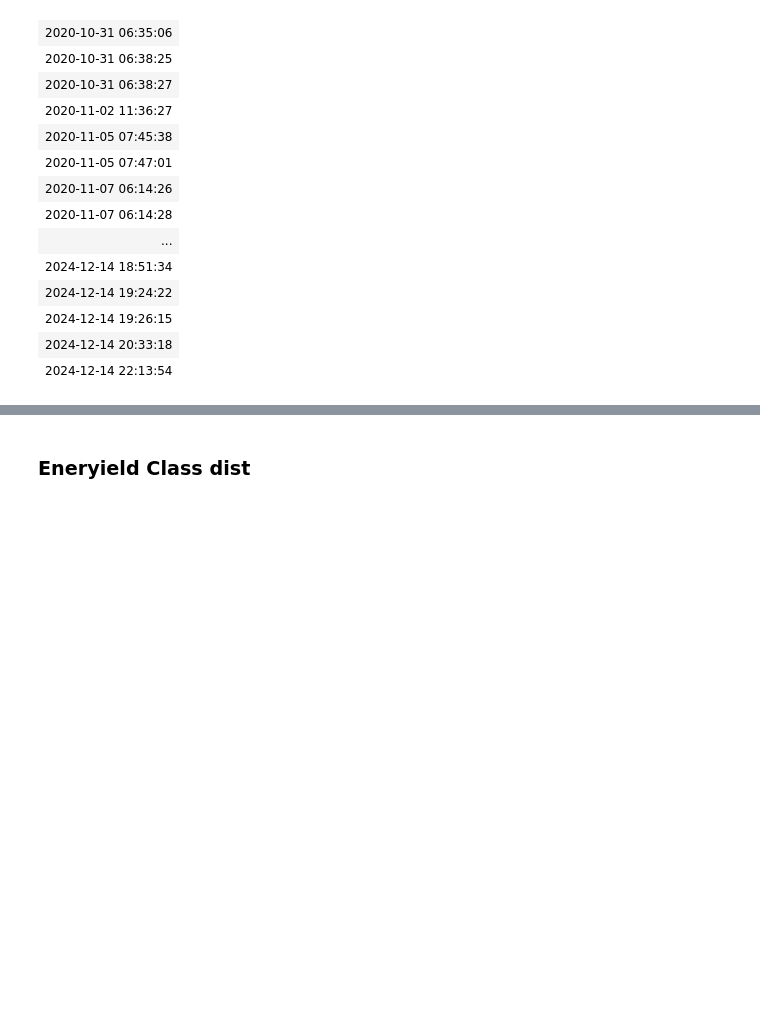
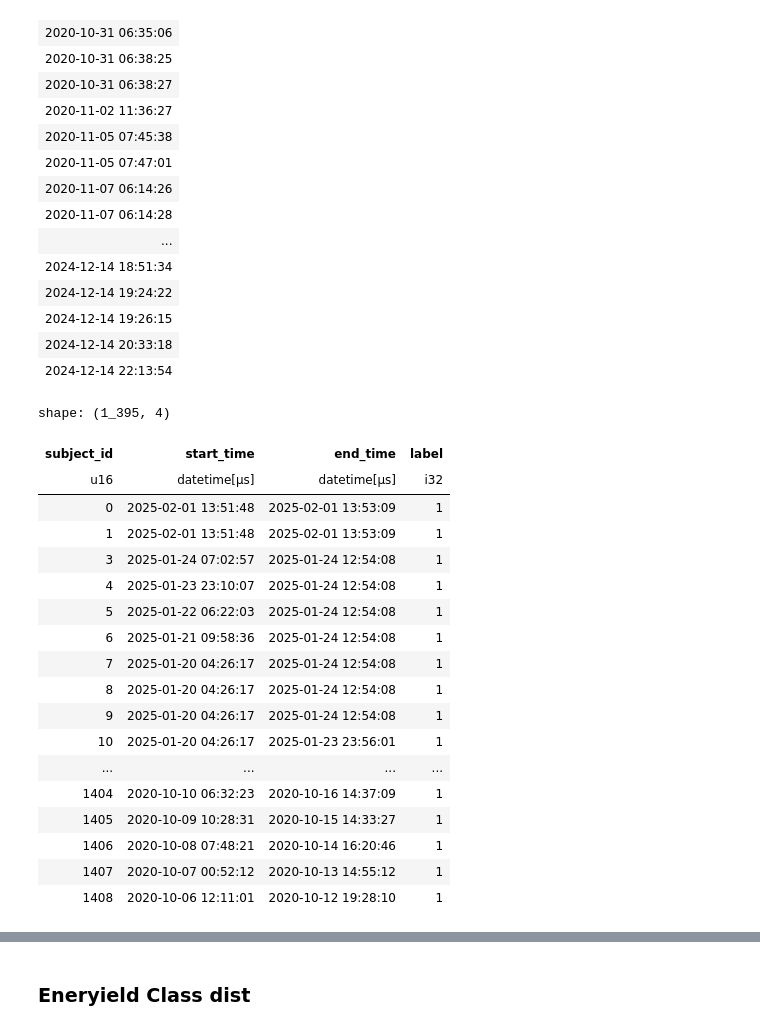
Before and after one commit to filipols/Master-thesis, a Jupyter notebook: notebooks/build_task_df.ipynb, the cells around one changed output, grey strips where cells are left out. Cells and saved outputs as stored; diff of their text form; code cells hidden in the pictures; blank space fills up the shorter version.

```diff
--- a/notebooks/build_task_df.ipynb
+++ b/notebooks/build_task_df.ipynb
@@ -750,3 +716,27 @@ shape: (109,)
+# %%
+interruption_in_seq_df = pl.read_parquet('/home/filip-marcus/ESGPT_new/EventStreamGPT/data/processed/eneryield_event_type/task_dfs/task_df_eneryield_interruption_cls.parquet')
+tti_df2 = interruption_in_seq_df.with_columns(pl.lit(1).alias("label"))
+tti_df2
+# %% [output]
+shape: (1_395, 4)
+| subject_id | start_time | end_time | label |
+| u16 | datetime[μs] | datetime[μs] | i32 |
+| 0 | 2025-02-01 13:51:48 | 2025-02-01 13:53:09 | 1 |
+| 1 | 2025-02-01 13:51:48 | 2025-02-01 13:53:09 | 1 |
+| 3 | 2025-01-24 07:02:57 | 2025-01-24 12:54:08 | 1 |
+| 4 | 2025-01-23 23:10:07 | 2025-01-24 12:54:08 | 1 |
+| 5 | 2025-01-22 06:22:03 | 2025-01-24 12:54:08 | 1 |
+| 6 | 2025-01-21 09:58:36 | 2025-01-24 12:54:08 | 1 |
+| 7 | 2025-01-20 04:26:17 | 2025-01-24 12:54:08 | 1 |
+| 8 | 2025-01-20 04:26:17 | 2025-01-24 12:54:08 | 1 |
+| 9 | 2025-01-20 04:26:17 | 2025-01-24 12:54:08 | 1 |
+| 10 | 2025-01-20 04:26:17 | 2025-01-23 23:56:01 | 1 |
+| ... | ... | ... | ... |
+| 1404 | 2020-10-10 06:32:23 | 2020-10-16 14:37:09 | 1 |
+| 1405 | 2020-10-09 10:28:31 | 2020-10-15 14:33:27 | 1 |
+| 1406 | 2020-10-08 07:48:21 | 2020-10-14 16:20:46 | 1 |
+| 1407 | 2020-10-07 00:52:12 | 2020-10-13 14:55:12 | 1 |
+| 1408 | 2020-10-06 12:11:01 | 2020-10-12 19:28:10 | 1 |
 # %%
 from bisect import bisect_right
 
```
Also changed, not shown: parts of 14 cells of this notebook.
